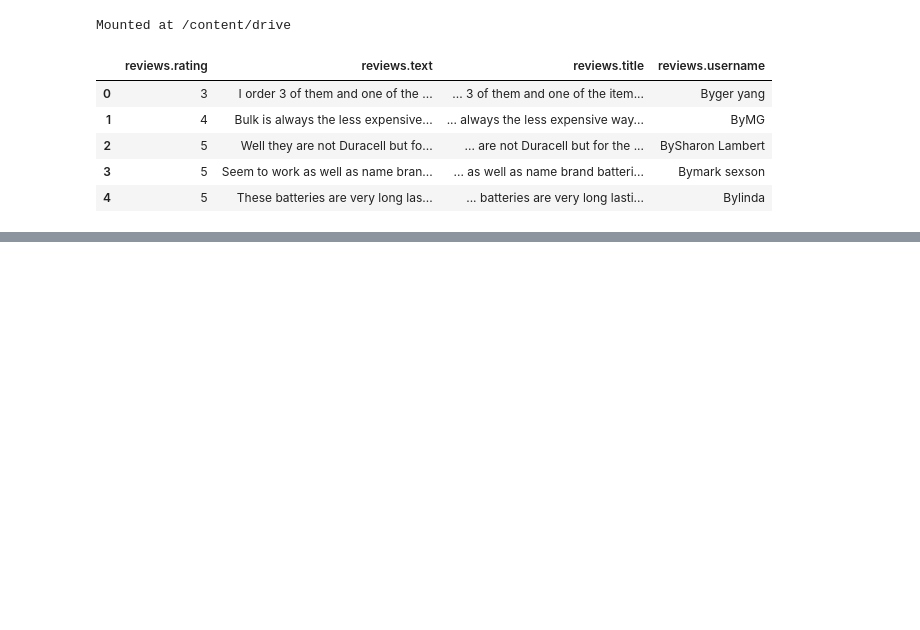
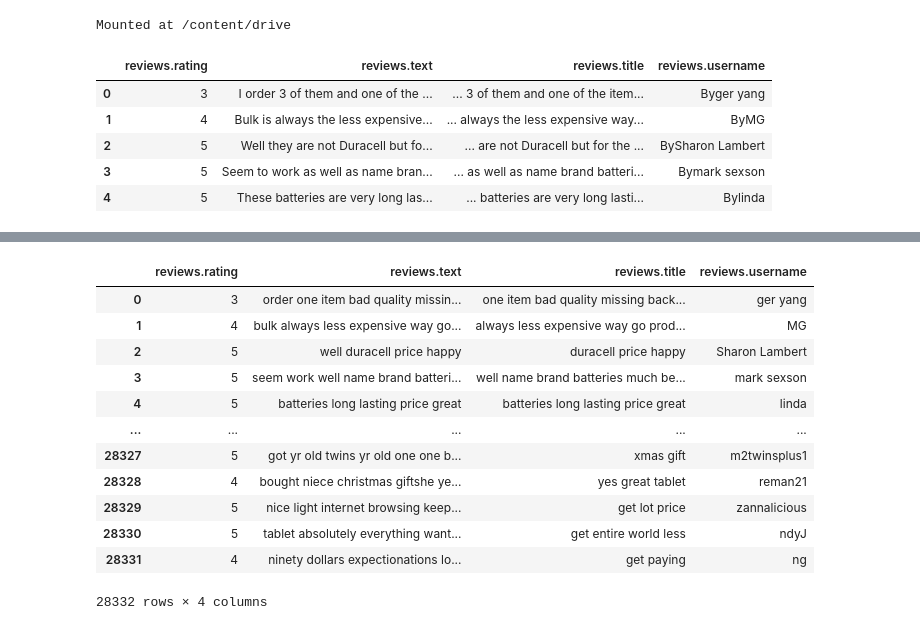
Before and after one commit to AbhiramBorra/FakeYelpReviewsDetection, a Jupyter notebook: AmazonReviews.ipynb, the cells around one changed output, grey strips where cells are left out. Saved outputs shown, nothing was run; the diff lists cells and outputs as text; code cells hidden in the pictures; blank space fills up the shorter version.

```diff
--- a/AmazonReviews.ipynb
+++ b/AmazonReviews.ipynb
@@ -171,0 +181,72 @@ temp['reviews.username'] = cleaned_usernames
+# %%
+from nltk.corpus import stopwords
+from bs4 import BeautifulSoup
+
+temp = amazonData_train_numerical
+visual = amazonData_train_numerical
+temp = temp.drop(columns = ['reviews.numHelpful', 'reviews.id'])
+
+# FOR ---------> REVEIWS.TEXT
+#converts upper case letters to lower case letters
+temp['reviews.text'] = temp['reviews.text'].apply(lambda x: ' '.join(x.lower() for x in str(x).split()))
+#removes common words such as (i, before, to, between, then, etc.)
+stop = stopwords.words('english')
+temp['reviews.text']=temp['reviews.text'].apply(lambda x: ' '.join([x for x in x.split() if x not in stop]))
+#removes numbers
+temp['reviews.text']=temp['reviews.text'].apply(lambda x: re.sub(r'[0-9]+', '', x))
+#removes URLs
+temp['reviews.text']=temp['reviews.text'].apply(lambda x: BeautifulSoup(x).get_text())
+temp['reviews.text']=temp['reviews.text'].apply(lambda x: re.sub(r'http\S+', '', x))
+#removes punctuations
+temp['reviews.text']=temp['reviews.text'].apply(lambda x: re.sub(r'[^\w\s]', '', x))
+
+
+#FOR ------------> REVIEWS.TITLE
+#converts upper case letters to lower case letters
+temp['reviews.title'] = temp['reviews.title'].apply(lambda x: ' '.join(x.lower() for x in str(x).split()))
+#removes common words such as (i, before, to, between, then, etc.)
+stop = stopwords.words('english')
+temp['reviews.title']=temp['reviews.title'].apply(lambda x: ' '.join([x for x in x.split() if x not in stop]))
+#removes numbers
+temp['reviews.title']=temp['reviews.title'].apply(lambda x: re.sub(r'[0-9]+', '', x))
+#removes URLs
+temp['reviews.title']=temp['reviews.title'].apply(lambda x: BeautifulSoup(x).get_text())
+temp['reviews.title']=temp['reviews.title'].apply(lambda x: re.sub(r'http\S+', '', x))
+#removes punctuations
+temp['reviews.title']=temp['reviews.title'].apply(lambda x: re.sub(r'[^\w\s]', '', x))
+
+
+#FOR -------------> REVIEWS.USERNAME
+# removes 'By', its at the beginning of every username
+# the code in comments converts upper case letters to lower case letters (if needed)
+cleaned_usernames = []
+for i in temp['reviews.username']:
+    i = i.replace(i[0], "", 1)
+    i = i.replace(i[0], "", 1)
+    cleaned_usernames.append(i)
+temp['reviews.username'] = cleaned_usernames
+#removes common words such as (i, before, to, between, then, etc.)
+stop = stopwords.words('english')
+temp['reviews.title']=temp['reviews.title'].apply(lambda x: ' '.join([x for x in x.split() if x not in stop]))
+#removes numbers
+temp['reviews.title']=temp['reviews.title'].apply(lambda x: re.sub(r'[0-9]+', '', x))
+#removes URLs
+temp['reviews.title']=temp['reviews.title'].apply(lambda x: BeautifulSoup(x).get_text())
+temp['reviews.title']=temp['reviews.title'].apply(lambda x: re.sub(r'http\S+', '', x))
+#removes punctuations
+temp['reviews.title']=temp['reviews.title'].apply(lambda x: re.sub(r'[^\w\s]', '', x))
+temp
+# %% [output]
+|  | reviews.rating | reviews.text | reviews.title | reviews.username |
+| 0 | 3 | order one item bad quality missin... | one item bad quality missing back... | ger yang |
+| 1 | 4 | bulk always less expensive way go... | always less expensive way go prod... | MG |
+| 2 | 5 | well duracell price happy | duracell price happy | Sharon Lambert |
+| 3 | 5 | seem work well name brand batteri... | well name brand batteries much be... | mark sexson |
+| 4 | 5 | batteries long lasting price great | batteries long lasting price great | linda |
+| ... | ... | ... | ... | ... |
+| 28327 | 5 | got yr old twins yr old one one b... | xmas gift | m2twinsplus1 |
+| 28328 | 4 | bought niece christmas giftshe ye... | yes great tablet | reman21 |
+| 28329 | 5 | nice light internet browsing keep... | get lot price | zannalicious |
+| 28330 | 5 | tablet absolutely everything want... | get entire world less | ndyJ |
+| 28331 | 4 | ninety dollars expectionations lo... | get paying | ng |
+28332 rows × 4 columns
```
Also changed, not shown: parts of 5 cells of this notebook.
